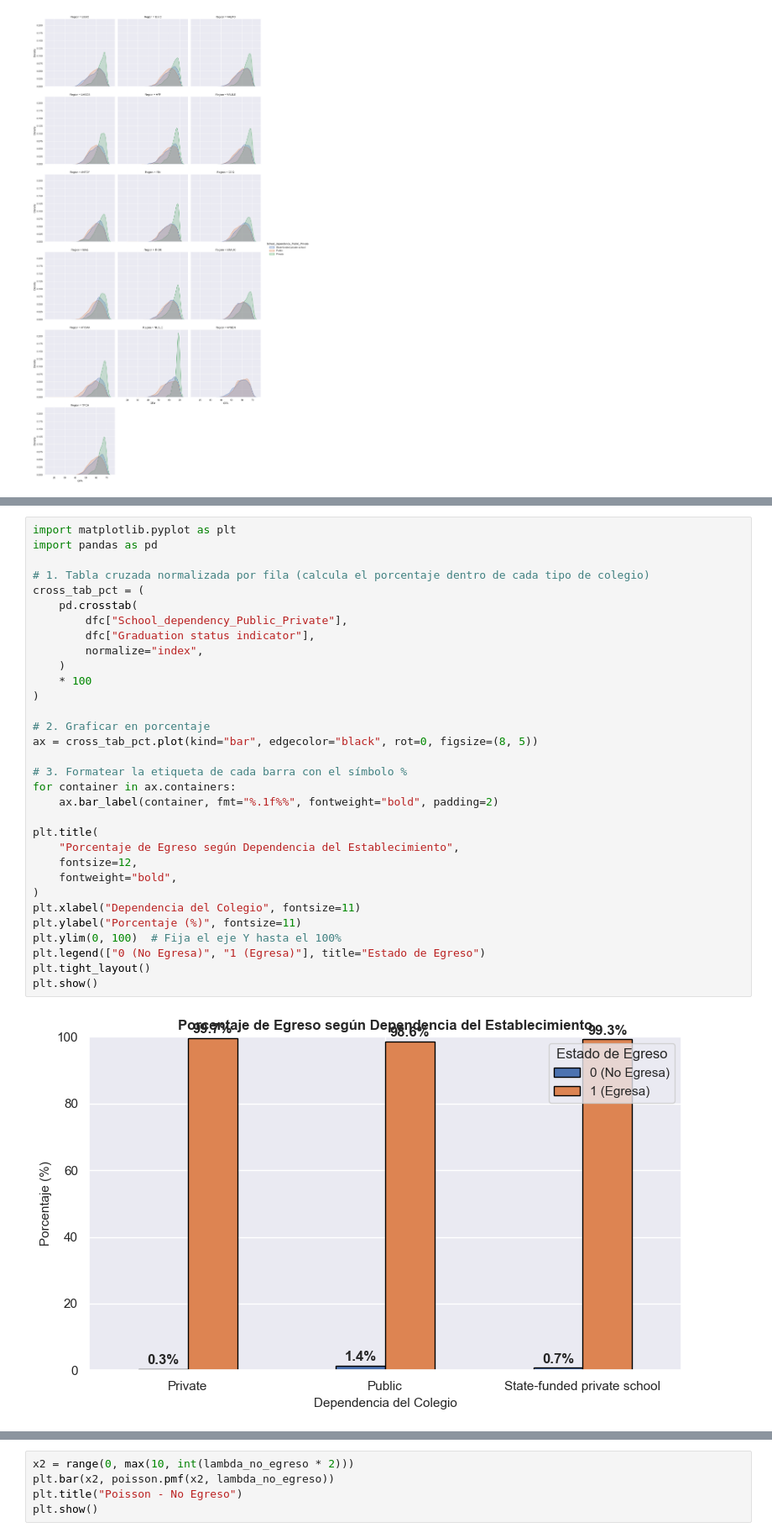
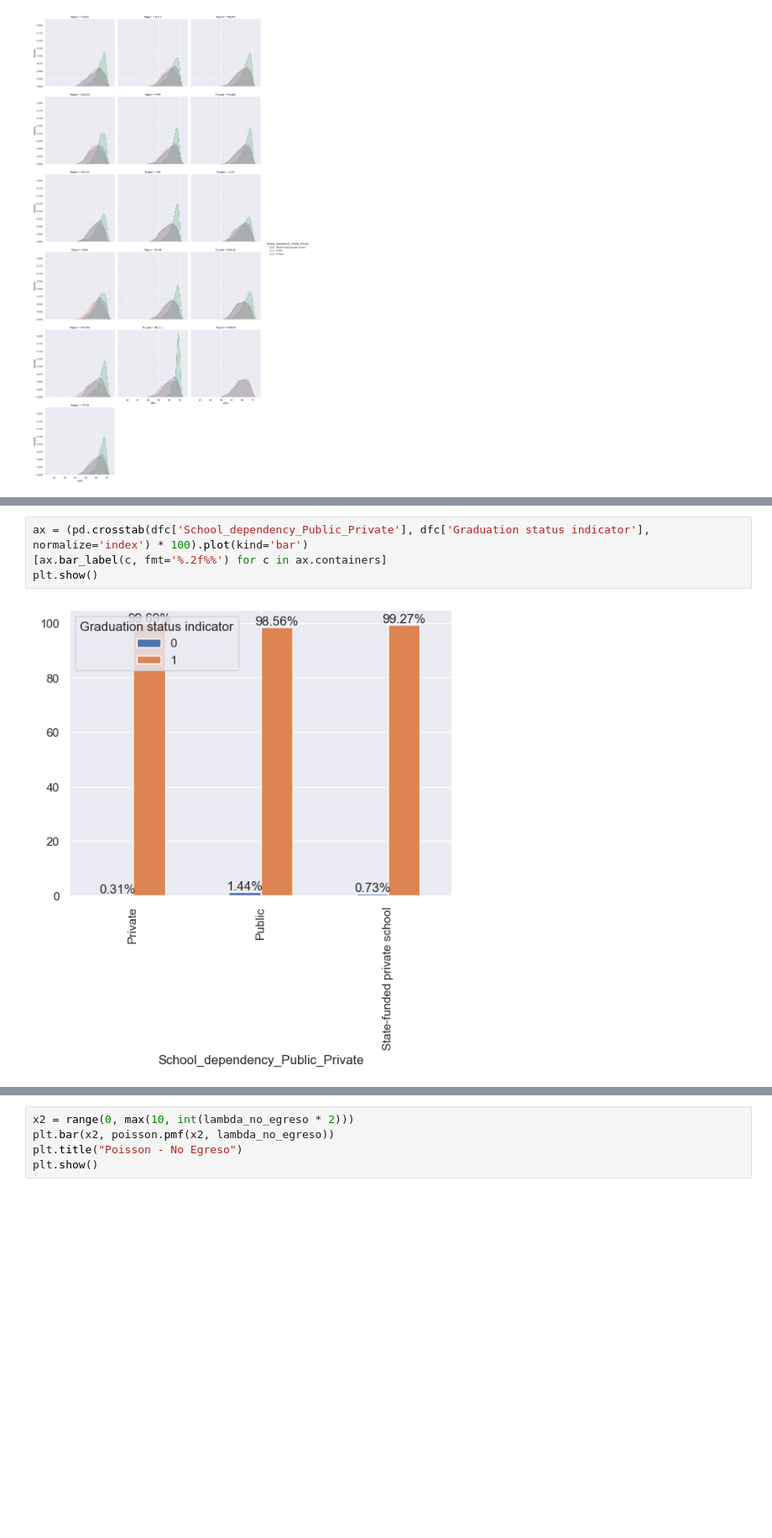
Before and after one commit to 2026788-max/Stastics, a Jupyter notebook: Statistics.CA1.ManuelaCorrea.ipynb, the cells around one changed output, grey strips where cells are left out. Shown at 84% size. Drawn from its saved outputs; the diff is of its cells as text; blank space fills up the shorter version.

```diff
--- a/Statistics.CA1.ManuelaCorrea.ipynb
+++ b/Statistics.CA1.ManuelaCorrea.ipynb
@@ -506,34 +357,6 @@ plt.show()
 # %%
-import matplotlib.pyplot as plt
-import pandas as pd
-
-# 1. Tabla cruzada normalizada por fila (calcula el porcentaje dentro de cada tipo de colegio)
-cross_tab_pct = (
-    pd.crosstab(
-        dfc["School_dependency_Public_Private"],
-        dfc["Graduation status indicator"],
-        normalize="index",
-    )
-    * 100
-)
-
-# 2. Graficar en porcentaje
-ax = cross_tab_pct.plot(kind="bar", edgecolor="black", rot=0, figsize=(8, 5))
-
-# 3. Formatear la etiqueta de cada barra con el símbolo %
-for container in ax.containers:
-    ax.bar_label(container, fmt="%.1f%%", fontweight="bold", padding=2)
-
-plt.title(
-    "Porcentaje de Egreso según Dependencia del Establecimiento",
-    fontsize=12,
-    fontweight="bold",
-)
-plt.xlabel("Dependencia del Colegio", fontsize=11)
-plt.ylabel("Porcentaje (%)", fontsize=11)
-plt.ylim(0, 100)  # Fija el eje Y hasta el 100%
-plt.legend(["0 (No Egresa)", "1 (Egresa)"], title="Estado de Egreso")
-plt.tight_layout()
+ax = (pd.crosstab(dfc['School_dependency_Public_Private'], dfc['Graduation status indicator'], normalize='index') * 100).plot(kind='bar')
+[ax.bar_label(c, fmt='%.2f%%') for c in ax.containers]
 plt.show()
 # %% [output]
-[figure, old version]
+[figure, new version]
```
Also changed, not shown: parts of 28 cells of this notebook, 2 other files.
